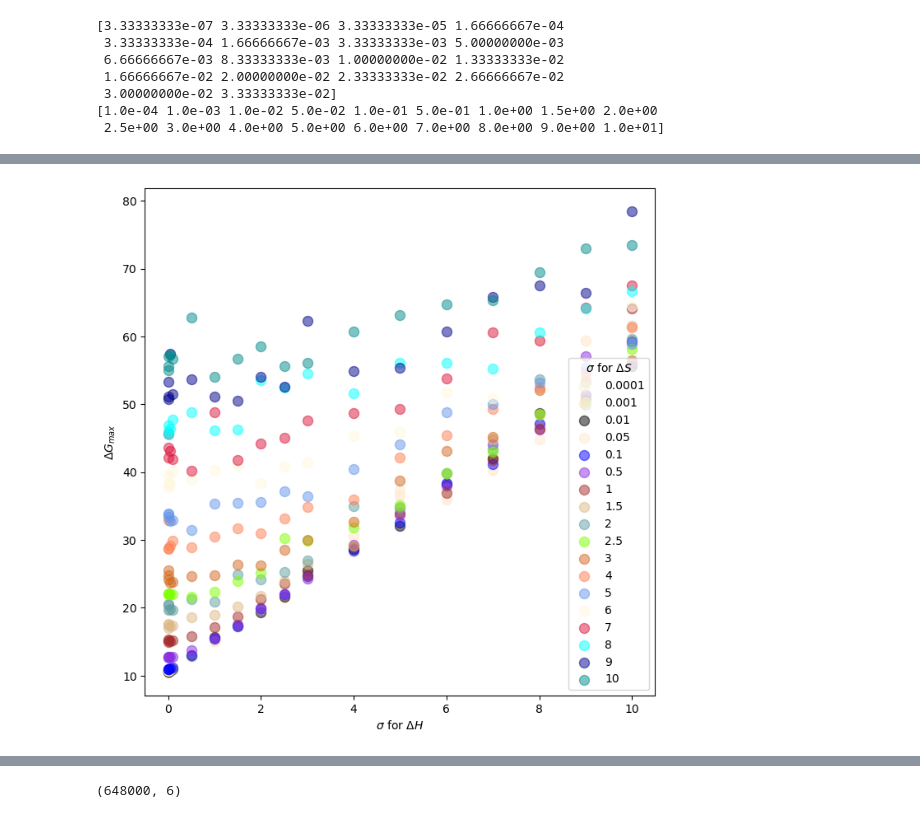
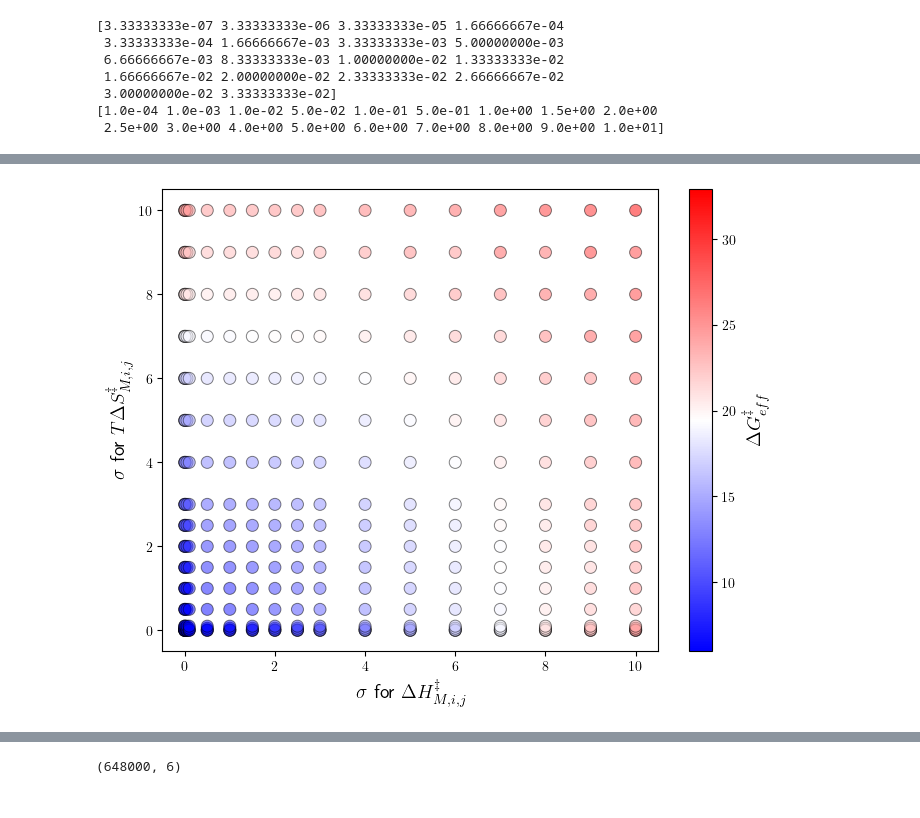
Before and after one commit to schwinns/eyring_model, a Jupyter notebook: barrier_variance.ipynb, the cells around one changed output, grey strips where cells are left out. Drawn from its saved outputs; the diff is of its cells as text; code cells hidden in the pictures.

```diff
--- a/barrier_variance.ipynb
+++ b/barrier_variance.ipynb
@@ -74,14 +76,35 @@ ax.legend(title='$\sigma$ for $T\Delta S$');
+# %%
+cmap = mpl.cm.bwr
+
+fig, ax = plt.subplots(1,1, figsize=(8,6))
+
+# for i,s in enumerate(dS_sigs):
+#     df1 = df[df['dG sigma'] == s]
+#     s_scaled = (s - dS_sigs.min()) / (dS_sigs.max() - dS_sigs.min())
+#     ax.scatter(df1['dH sigma'], df1['effective barrier'], s=75, edgecolor='k',
+#                label=f'{s*300:.4g}', color=cmap(s_scaled), alpha=0.5)
+
+df1 = df.copy()
+df1['dG scaled'] = (df1['effective barrier'] - df1['effective barrier'].min()) / (df1['effective barrier'].max() - df1['effective barrier'].min())
+df1['T dS sigma'] = 300*df1['dS sigma']
+sns.scatterplot(data=df1, x='dH sigma', y='T dS sigma', hue='dG scaled', palette=cmap, legend=None, s=75, edgecolor='k', alpha=0.5)
+
+cb = fig.colorbar(plt.cm.ScalarMappable(norm=mcolors.Normalize(df1['effective barrier'].min(),df1['effective barrier'].max()), cmap=cmap), ax=ax)
+cb.set_label(label='$\Delta G_{eff}^{\ddag}$', fontsize=14)
+ax.set_xlabel('$\sigma$ for $\Delta H_{M,i,j}^{\ddag}$', fontsize=14)
+ax.set_ylabel('$\sigma$ for $T\Delta S_{M,i,j}^{\ddag}$', fontsize=14)
+fig.savefig('figs/sigma_S_vs_sigma_H.png')
+# %% [output]
+[figure, added]
 # %%
-fig, ax = plt.subplots(1,1, figsize=(8,8))
+# fig, ax = plt.subplots(1,1, figsize=(8,8))
 
-for i,s in enumerate(dS_sigs):
-    df1 = df[df['dS sigma'] == s]
-    ax.scatter(df1['dH sigma'], df1['max barrier'], s=75, edgecolor=None,
-               label=f'{300*s:.4g}', color=colors[i], alpha=0.5)
+# for i,s in enumerate(dS_sigs):
+#     df1 = df[df['dS sigma'] == s]
+#     ax.scatter(df1['dH sigma'], df1['max barrier'], s=75, edgecolor=None,
+#                label=f'{300*s:.4g}', color=colors[i], alpha=0.5)
 
-ax.set_xlabel('$\sigma$ for $\Delta H$')
-ax.set_ylabel('$\Delta G_{max}$')
-ax.legend(title='$\sigma$ for $\Delta S$');
+# ax.set_xlabel('$\sigma$ for $\Delta H$')
+# ax.set_ylabel('$\Delta G_{max}$')
+# ax.legend(title='$\sigma$ for $\Delta S$');
-# %% [output]
-[figure, removed]
 # %%
```
Also changed, not shown: parts of 5 cells of this notebook, 10 other files.
